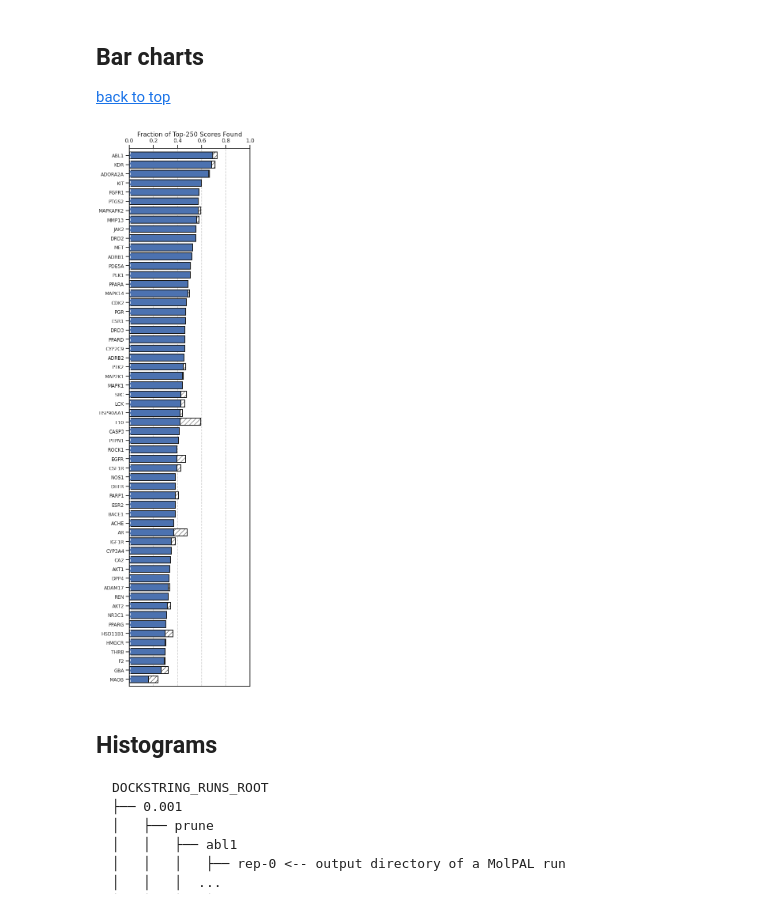
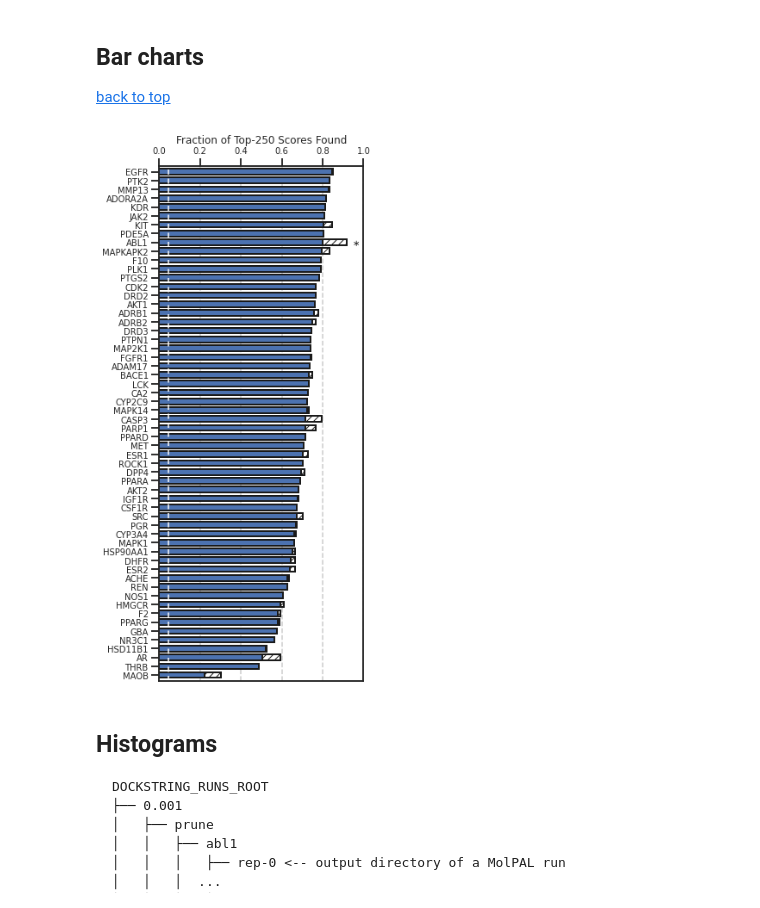
Before and after one commit to coleygroup/molpal, a Jupyter notebook: notebooks/dockstring-figures.ipynb, the cells around one changed output. Saved outputs shown, nothing was run; the diff lists cells and outputs as text; code cells hidden in the pictures.

```diff
--- a/notebooks/dockstring-figures.ipynb
+++ b/notebooks/dockstring-figures.ipynb
@@ -110,9 +110,9 @@ fig.savefig(f"../figures/dockstring-parity-{split}-{N}.pdf", dpi=400)
 [back to top](#table-of-contents)
 # %%
 def make_bar_chart(npy_file, targets_pkl, split: float, N):
-    WIDTH = 0.75
+    WIDTH = 0.65
 
-    fig, ax = plt.subplots(1, 1, figsize=(6, 20))
+    fig, ax = plt.subplots(1, 1, figsize=(8.5/2, 11))
 
     Y = np.load(npy_file)[..., 2]
     targets = pickle.load(open(targets_pkl, "rb"))
@@ -135,7 +135,7 @@ def make_bar_chart(npy_file, targets_pkl, split: float, N):
 
     bars = ax.barh(
         x, Y_f.mean(1) - Y_p.mean(1), WIDTH, left=Y_p.mean(1),
-        color="white", ec='k', lw=2, hatch="//"
+        color="white", ec='k', lw=2, hatch="///"
     )
     ax.barh(x, Y_p.mean(1), WIDTH, ec='k', lw=2)
 
@@ -144,8 +144,10 @@ def make_bar_chart(npy_file, targets_pkl, split: float, N):
         [r"$\ast$" if p < 0.05 else "" for p in P],
         label_type="edge",
         padding=6,
-        fontsize=12
+        fontsize=10
     )
+    # for y, x_ in zip(x[P < 0.05], Y_f.mean(1)[P < 0.05]):
+    #     ax.text(x_ + 0.02, y, r"$\ast$", size=10)
 
     ax.axvline(float(split)*(N+1), c="w", lw=1.5, dashes=(4, 3),)
     ax.grid(axis="x", ls="--")
@@ -153,29 +155,29 @@ def make_bar_chart(npy_file, targets_pkl, split: float, N):
     ax.set_xlim(0, 1)
     ax.set_ylim(-WIDTH, x[-1]+WIDTH)
 
-    ax.set_yticks(x, labels=[target.upper() for target in targets], fontsize=12)
+    ax.set_yticks(x, labels=[target.upper() for target in targets], fontsize=10)
 
-    ax.set_xlabel(f"Fraction of Top-250 Scores Found", fontsize=16)
-    ax.tick_params(axis="x", labelsize=14)
+    ax.set_xlabel("Fraction of Top-250 Scores Found", fontsize=12)
+    ax.tick_params(axis="x", labelsize=10)
     ax.xaxis.set_ticks_position("top")
     ax.xaxis.set_label_position("top")
 
-    fig.tight_layout()
+    # fig.tight_layout()
 
     return fig
 # %%
 sns.set_style("ticks")
 
-split = "0.001"
+split = "0.004"
 fig = make_bar_chart(
     DOCKSTRING_PROCESSED_ROOT / f"collated-{split}-Y.npy",
     DOCKSTRING_PROCESSED_ROOT / f"collated-{split}-targets.pkl",
     float(split),
     10
 )
 fig.savefig(f"../figures/dockstring-bar-new-{split[2:]}.pdf", bbox_inches="tight")
 # %% [output]
-[figure, old version]
+[figure, new version]
 # %% [markdown]
 ## Histograms
 
```
Also changed, not shown: parts of 2 cells of this notebook, 2 other files.
